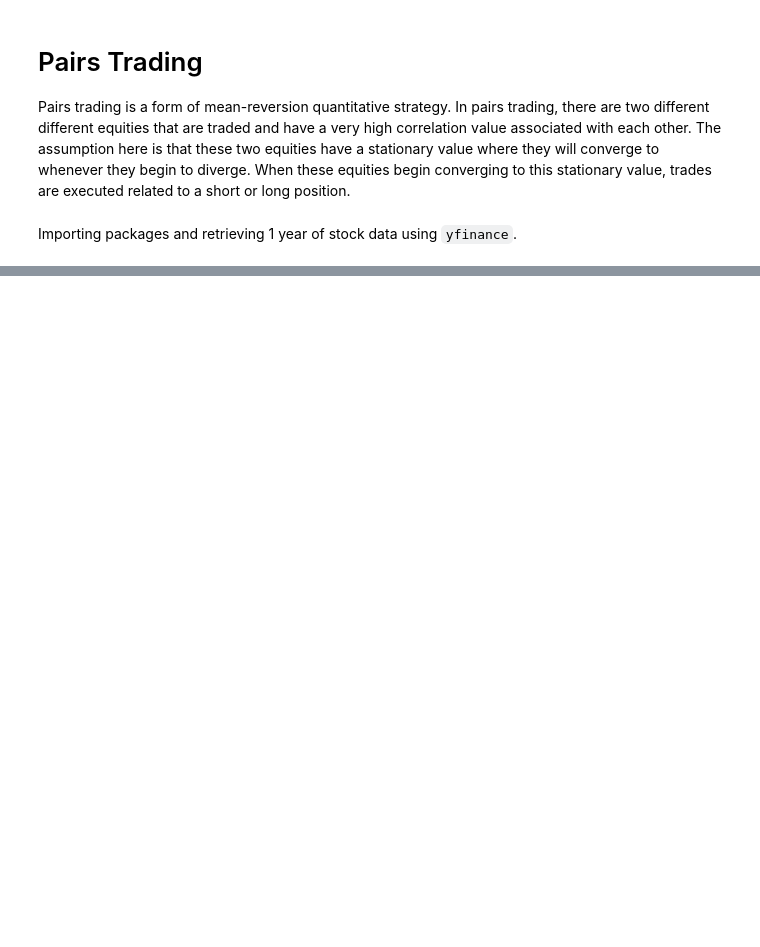
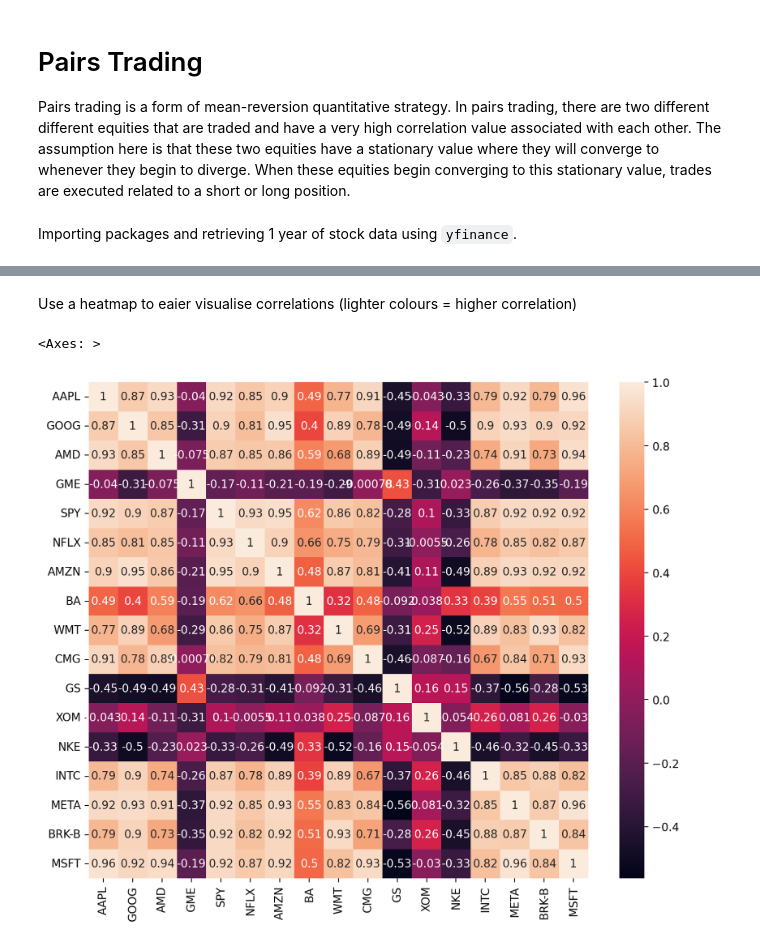
Before and after one commit to AnthonyLovesCoffee/pairs-trading-model, a Jupyter notebook: pairs_trading.ipynb, the cells around one changed output, grey strips where cells are left out. Saved outputs shown, nothing was run; the diff lists cells and outputs as text; code cells hidden in the pictures; blank space fills up the shorter version.

Commit message:
added correlation matrix

```diff
--- a/pairs_trading.ipynb
+++ b/pairs_trading.ipynb
@@ -52,0 +57,3 @@ stock_data.tail()
+# %%
+correlation_matrix = stock_data.corr()
+correlation_matrix
@@ -52,0 +79,8 @@ stock_data.tail()
+# %% [markdown]
+Use a heatmap to eaier visualise correlations (lighter colours = higher correlation)
+# %%
+figure(figsize=(10, 8), dpi=200)
+sns.heatmap(correlation_matrix, annot = True)
+# %% [output]
+<Axes: >
+[figure, added]
```
Also changed, not shown: parts of 3 cells of this notebook.
